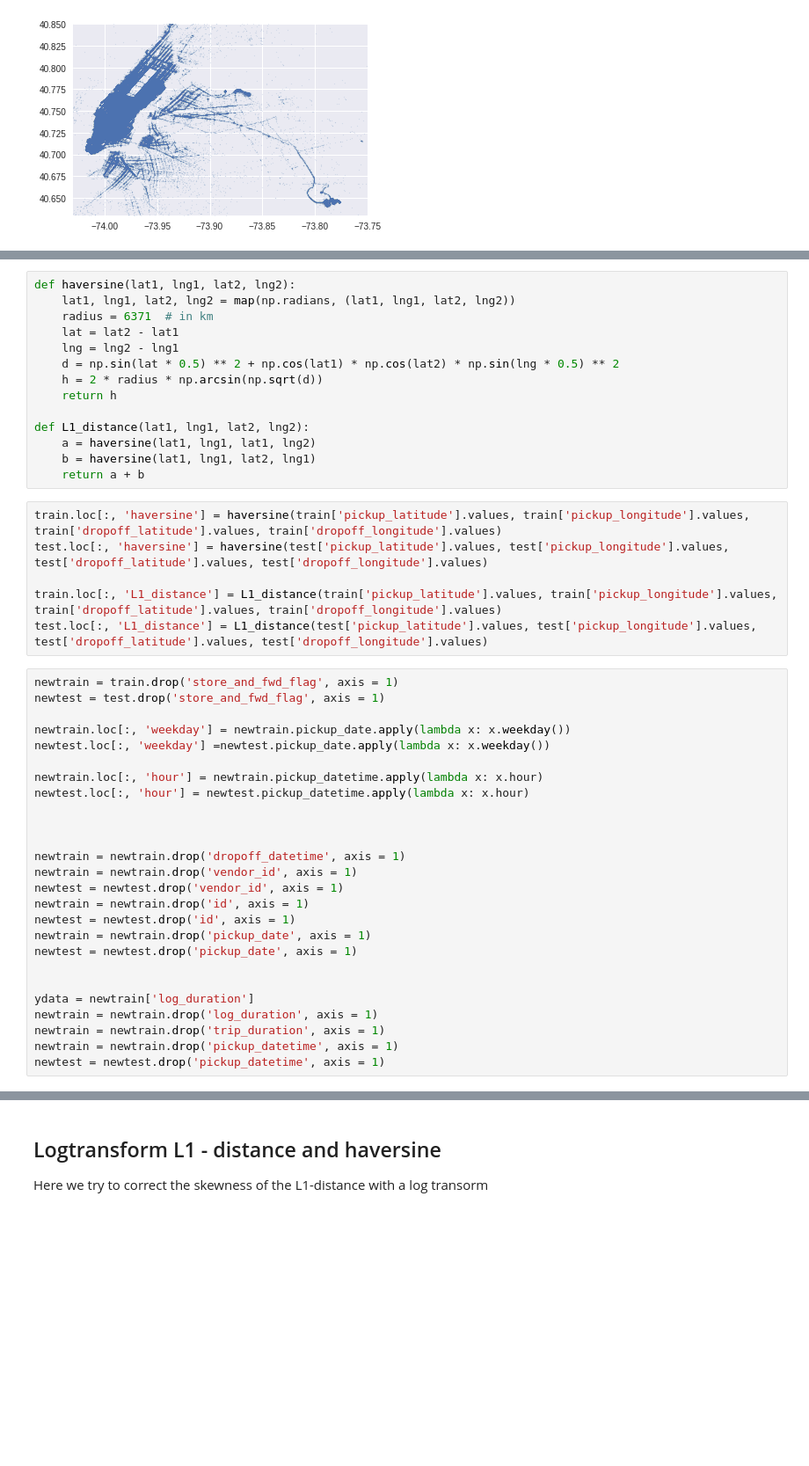
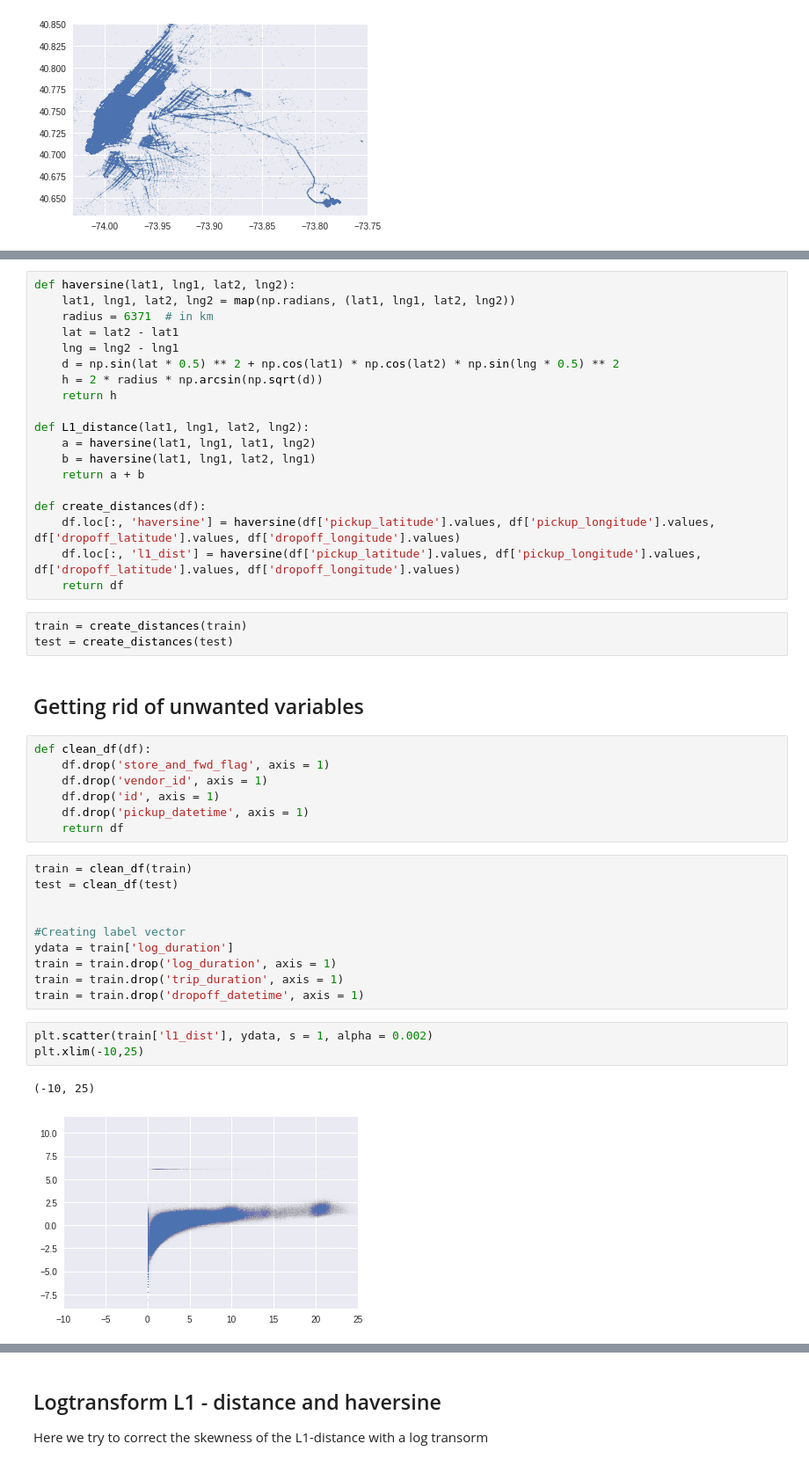
Before and after one commit to joseluisvaz/nyc-taxi-trip-duration, a Jupyter notebook: nyctaxinotebook.ipynb, the cells around one changed output, grey strips where cells are left out. Shown at 88% size. Saved outputs shown, nothing was run; the diff lists cells and outputs as text; blank space fills up the shorter version.

```diff
--- a/nyctaxinotebook.ipynb
+++ b/nyctaxinotebook.ipynb
@@ -73,35 +78,36 @@ def L1_distance(lat1, lng1, lat2, lng2):
     a = haversine(lat1, lng1, lat1, lng2)
     b = haversine(lat1, lng1, lat2, lng1)
     return a + b
+
+def create_distances(df):
+    df.loc[:, 'haversine'] = haversine(df['pickup_latitude'].values, df['pickup_longitude'].values, df['dropoff_latitude'].values, df['dropoff_longitude'].values)
+    df.loc[:, 'l1_dist'] = haversine(df['pickup_latitude'].values, df['pickup_longitude'].values, df['dropoff_latitude'].values, df['dropoff_longitude'].values)
+    return df
-# %%
-train.loc[:, 'haversine'] = haversine(train['pickup_latitude'].values, train['pickup_longitude'].values, train['dropoff_latitude'].values, train['dropoff_longitude'].values)
-test.loc[:, 'haversine'] = haversine(test['pickup_latitude'].values, test['pickup_longitude'].values, test['dropoff_latitude'].values, test['dropoff_longitude'].values)
-
-train.loc[:, 'L1_distance'] = L1_distance(train['pickup_latitude'].values, train['pickup_longitude'].values, train['dropoff_latitude'].values, train['dropoff_longitude'].values)
-test.loc[:, 'L1_distance'] = L1_distance(test['pickup_latitude'].values, test['pickup_longitude'].values, test['dropoff_latitude'].values, test['dropoff_longitude'].values)
-# %%
-newtrain = train.drop('store_and_fwd_flag', axis = 1)
-newtest = test.drop('store_and_fwd_flag', axis = 1)
-
-newtrain.loc[:, 'weekday'] = newtrain.pickup_date.apply(lambda x: x.weekday())
-newtest.loc[:, 'weekday'] =newtest.pickup_date.apply(lambda x: x.weekday())
-
-newtrain.loc[:, 'hour'] = newtrain.pickup_datetime.apply(lambda x: x.hour)
-newtest.loc[:, 'hour'] = newtest.pickup_datetime.apply(lambda x: x.hour)
-
-
-
-newtrain = newtrain.drop('dropoff_datetime', axis = 1)
-newtrain = newtrain.drop('vendor_id', axis = 1)
-newtest = newtest.drop('vendor_id', axis = 1)
-newtrain = newtrain.drop('id', axis = 1)
-newtest = newtest.drop('id', axis = 1)
-newtrain = newtrain.drop('pickup_date', axis = 1)
-newtest = newtest.drop('pickup_date', axis = 1)
-
-
-ydata = newtrain['log_duration']
-newtrain = newtrain.drop('log_duration', axis = 1)
-newtrain = newtrain.drop('trip_duration', axis = 1)
-newtrain = newtrain.drop('pickup_datetime', axis = 1)
-newtest = newtest.drop('pickup_datetime', axis = 1)
+# %%
+train = create_distances(train)
+test = create_distances(test)
+# %% [markdown]
+## Getting rid of unwanted variables
+# %%
+def clean_df(df):
+    df.drop('store_and_fwd_flag', axis = 1)
+    df.drop('vendor_id', axis = 1)
+    df.drop('id', axis = 1)
+    df.drop('pickup_datetime', axis = 1)
+    return df
+# %%
+train = clean_df(train)
+test = clean_df(test)
+
+
+#Creating label vector
+ydata = train['log_duration']
+train = train.drop('log_duration', axis = 1)
+train = train.drop('trip_duration', axis = 1)
+train = train.drop('dropoff_datetime', axis = 1)
+# %%
+plt.scatter(train['l1_dist'], ydata, s = 1, alpha = 0.002)
+plt.xlim(-10,25)
+# %% [output]
+(-10, 25)
+[figure, added]
```
Also changed, not shown: parts of 23 cells of this notebook, 1 other file.
